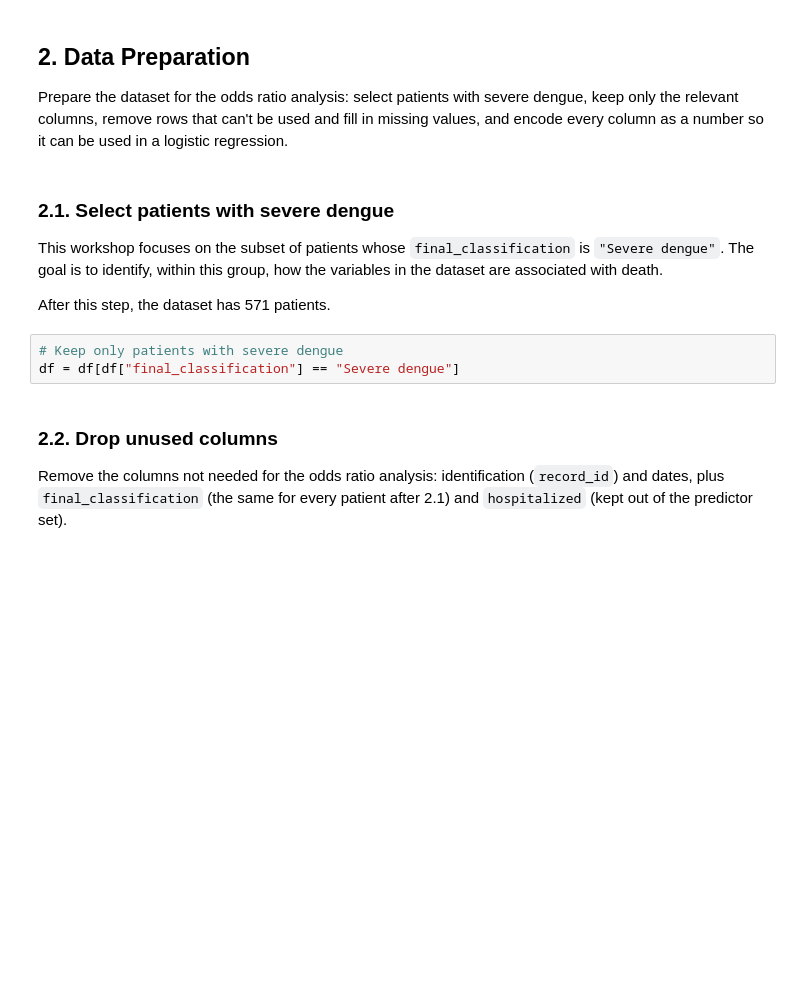
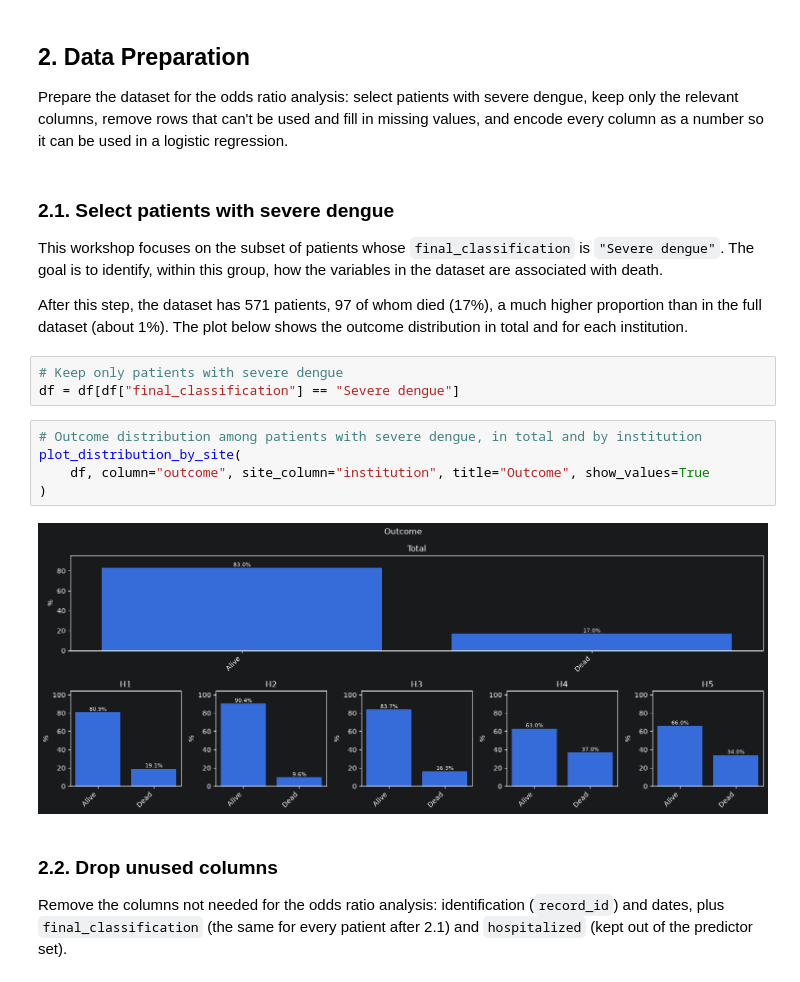
Before and after one commit to ISARICResearch/Dissemination, a Jupyter notebook: workshops/federated analytics/FederatedAnalysis_Project/notebooks/03_odds_ratios.ipynb, the cells around one changed output. Cells and saved outputs as stored; diff of their text form; blank space fills up the shorter version.

```diff
--- a/workshops/federated analytics/FederatedAnalysis_Project/notebooks/03_odds_ratios.ipynb
+++ b/workshops/federated analytics/FederatedAnalysis_Project/notebooks/03_odds_ratios.ipynb
@@ -142,10 +143,17 @@ Prepare the dataset for the odds ratio analysis: select patients with severe den
 
 This workshop focuses on the subset of patients whose `final_classification` is `"Severe dengue"`. The goal is to identify, within this group, how the variables in the dataset are associated with death.
 
-After this step, the dataset has 571 patients.
+After this step, the dataset has 571 patients, 97 of whom died (17%), a much higher proportion than in the full dataset (about 1%). The plot below shows the outcome distribution in total and for each institution.
 # %%
 # Keep only patients with severe dengue
 df = df[df["final_classification"] == "Severe dengue"]
+# %%
+# Outcome distribution among patients with severe dengue, in total and by institution
+plot_distribution_by_site(
+    df, column="outcome", site_column="institution", title="Outcome", show_values=True
+)
+# %% [output]
+[figure, added]
 # %% [markdown]
 ### 2.2. Drop unused columns
 
```
Also changed, not shown: parts of 4 cells of this notebook, 1 other file.
